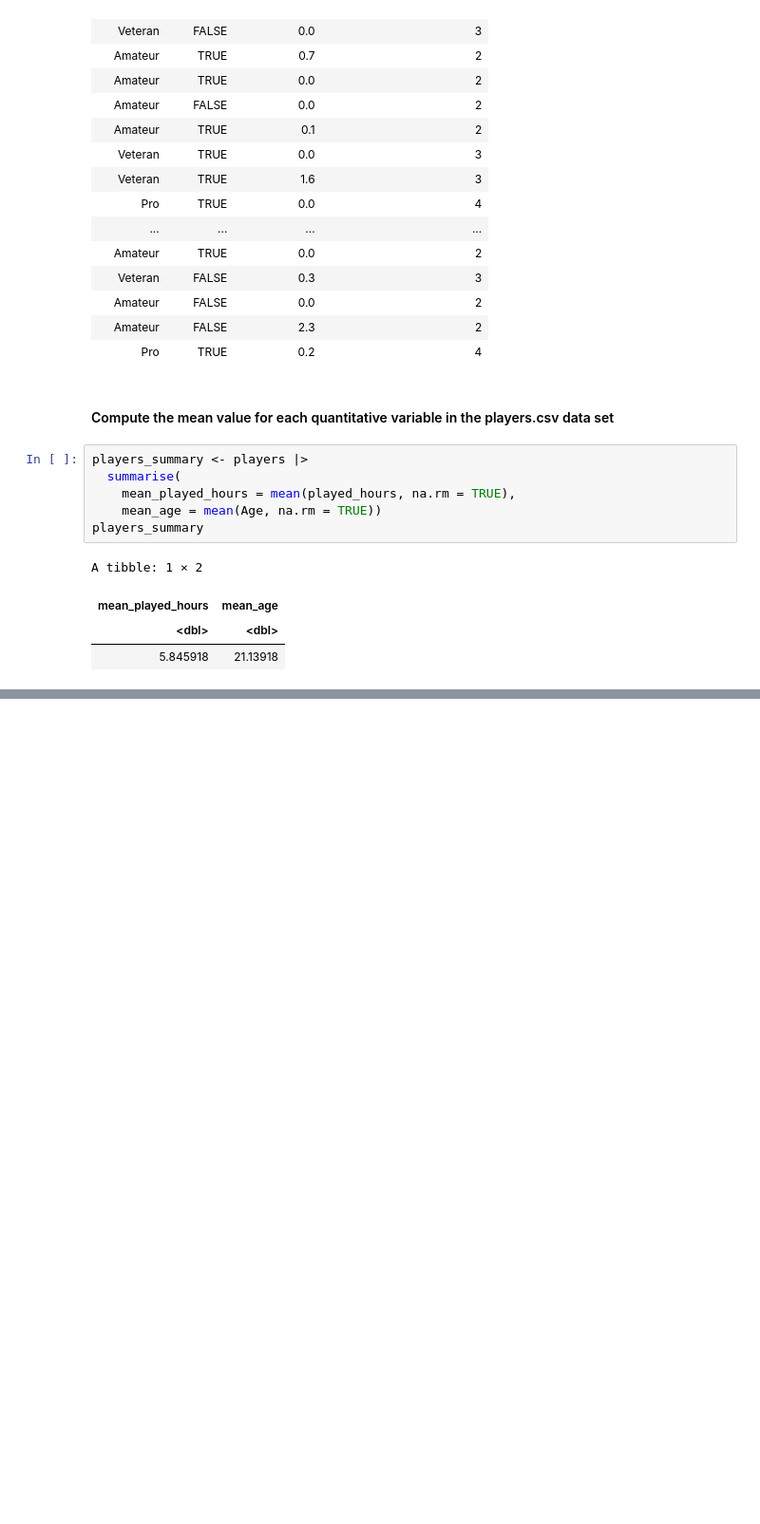
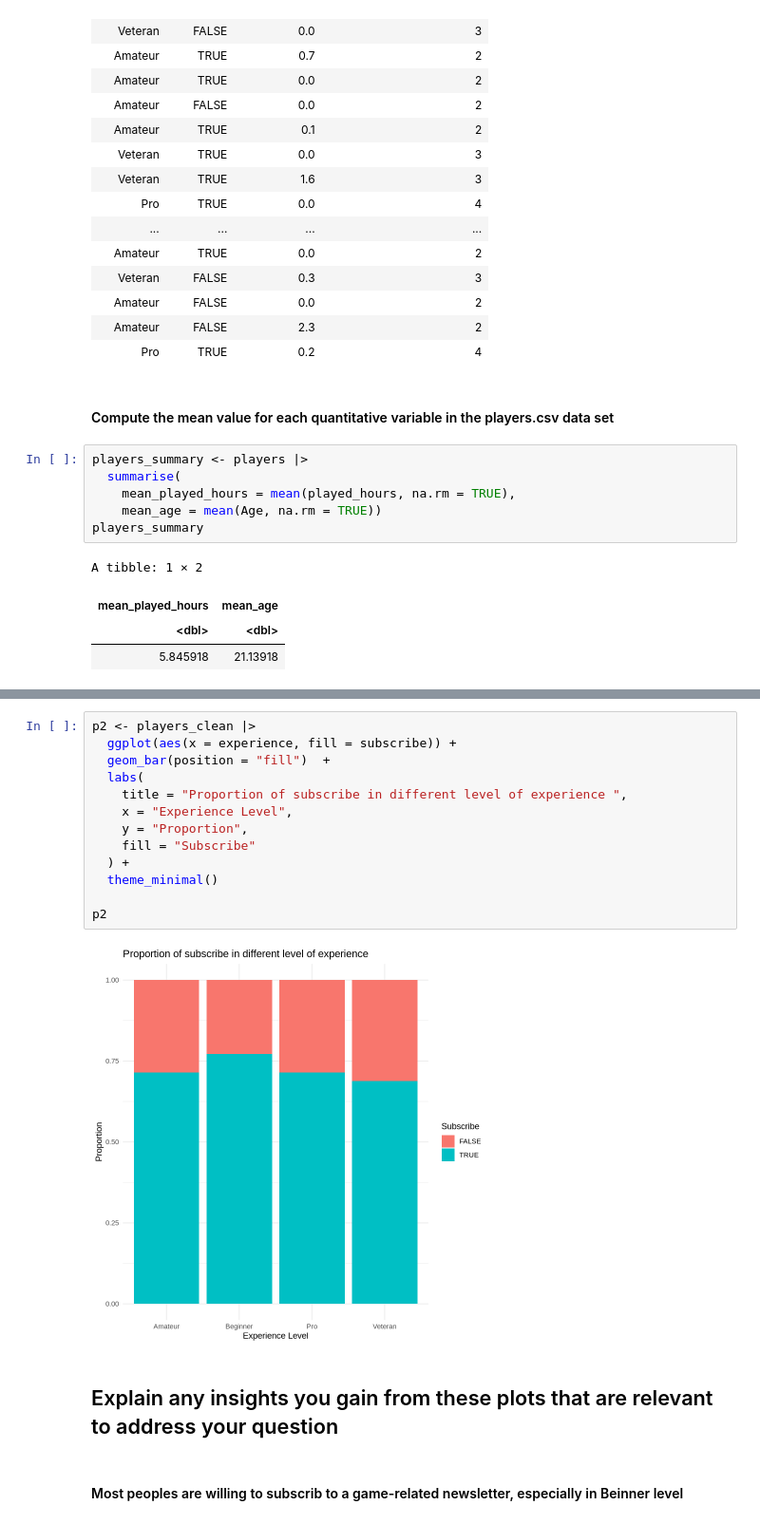
Before and after one commit to ECLQSZ/Planning_Stage-_Individual, a Jupyter notebook: Planning_Stage_Individual.ipynb, the cells around one changed output, grey strips where cells are left out. Shown at 95% size. Drawn from its saved outputs; the diff is of its cells as text; blank space fills up the shorter version.

```diff
--- a/Planning_Stage_Individual.ipynb
+++ b/Planning_Stage_Individual.ipynb
@@ -206,0 +202,19 @@ A tibble: 1 × 2
+# %%
+p2 <- players_clean |>
+  ggplot(aes(x = experience, fill = subscribe)) +
+  geom_bar(position = "fill")  +
+  labs(
+    title = "Proportion of subscribe in different level of experience ",
+    x = "Experience Level",
+    y = "Proportion",
+    fill = "Subscribe"
+  ) +
+  theme_minimal()
+
+p2
+# %% [output]
+[figure, added]
+# %% [markdown]
+## Explain any insights you gain from these plots that are relevant to address your question
+# %% [markdown]
+#### Most peoples are willing to subscrib to a game-related newsletter, especially in Beinner level
```
Also changed, not shown: parts of 6 cells of this notebook.
